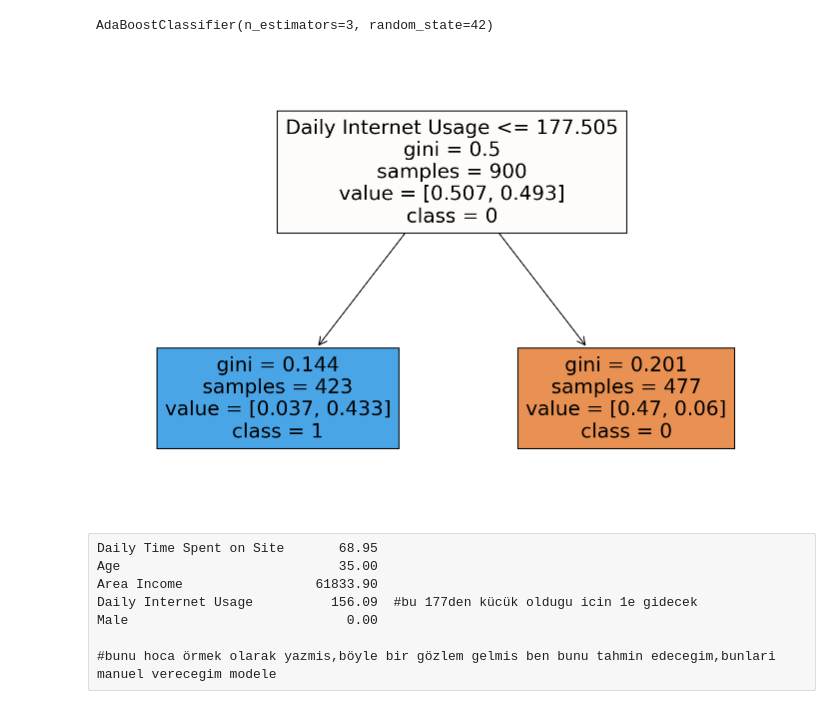
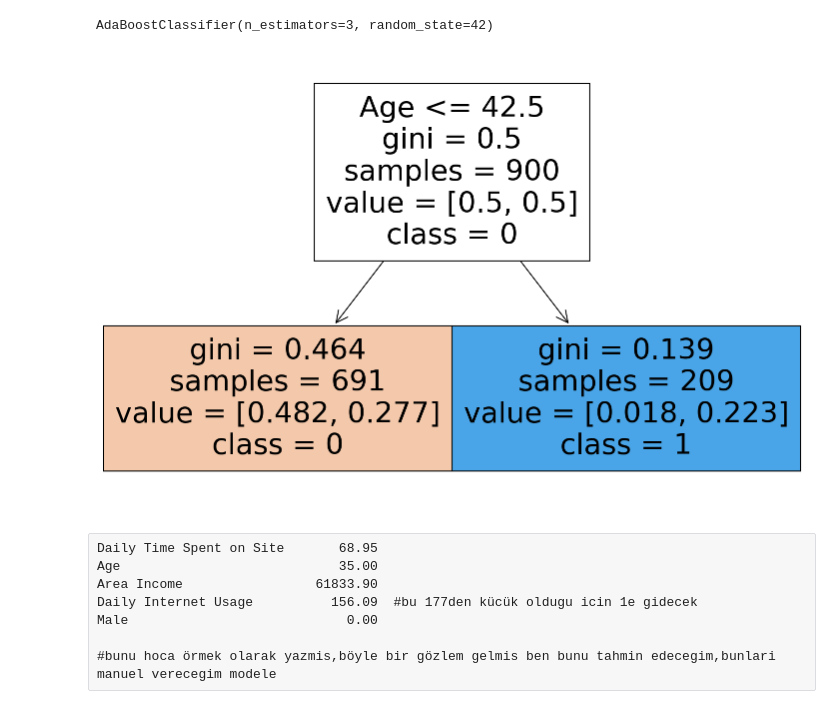
Before and after one commit to veyselaytekin1/Machine_Learning, a Jupyter notebook: Techpro_course/XGBOOST/10_(AdaBoosting, Gradientboosting, XGBoosting Classifier)(TR)-31 Jan 2022_Inclass.ipynb, the cells around one changed output. Saved outputs shown, nothing was run; the diff lists cells and outputs as text; code cells hidden in the pictures.

```diff
--- a/Techpro_course/XGBOOST/10_(AdaBoosting, Gradientboosting, XGBoosting Classifier)(TR)-31 Jan 2022_Inclass.ipynb
+++ b/Techpro_course/XGBOOST/10_(AdaBoosting, Gradientboosting, XGBoosting Classifier)(TR)-31 Jan 2022_Inclass.ipynb
@@ -194,8 +195,9 @@ AdaBoostClassifier(n_estimators=3, random_state=42)
 # targets = df["Clicked on Ad"].astype("str")
 # %%
 features = list(X.columns)
-targets = df["Clicked on Ad"].astype("str") #typeni numeric birakirsak hata veriyor,
+targets = df["Clicked on Ad"].astype("str") #typeni numeric birakirsak hata veriyor,alltta class =0 bu sifirda stringtir,yes ve no gibi
 plt.figure(figsize=(12,8),dpi=150)
-plot_tree(model.estimators_[0], filled=True, feature_names=X.columns, class_names=targets.unique());
+plot_tree(model.estimators_[2], filled=True, feature_names=X.columns, class_names=targets.unique());
+#yukarida n_estimator a 3 agac vermistim,burda degistirerek herbir agaci görmek icin bakaibilirim
 # %% [output]
-[figure, old version]
+[figure, new version]
```
Also changed, not shown: parts of 15 cells of this notebook, 9 other files.
